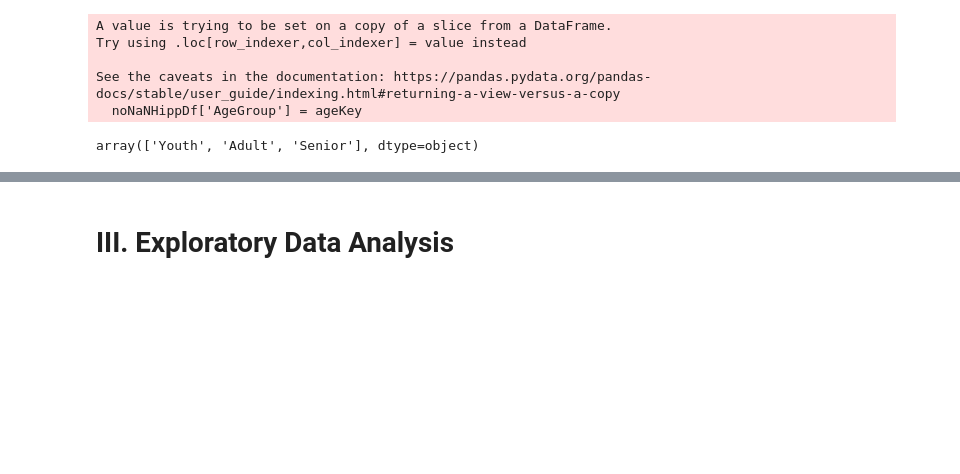
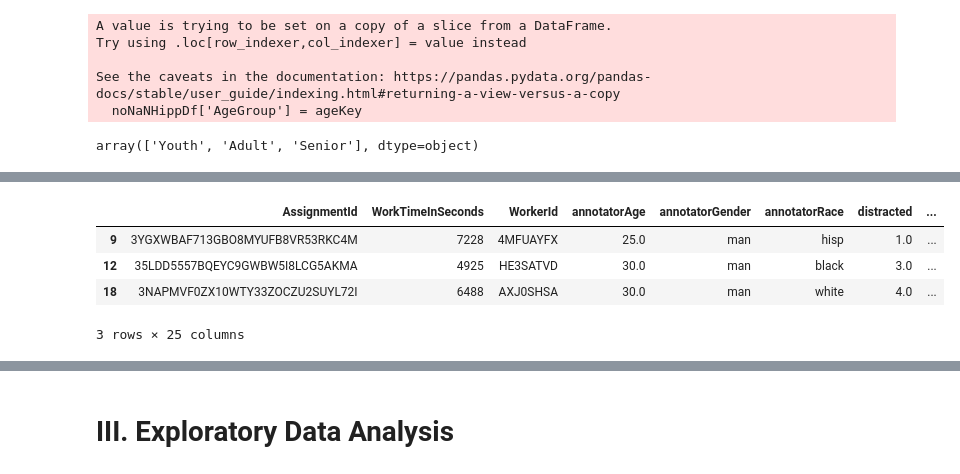
Before and after one commit to dbyers15/EmotionAndMemory, a Jupyter notebook: WorkingNotebook.ipynb, the cells around one changed output, grey strips where cells are left out. Drawn from its saved outputs; the diff is of its cells as text; code cells hidden in the pictures; blank space fills up the shorter version.

```diff
--- a/WorkingNotebook.ipynb
+++ b/WorkingNotebook.ipynb
@@ -320,0 +380,11 @@ Dropped all null values in case it could affect our analysis
+# %%
+didItWork['retold stories'] = secondKeyStory
+didItWork['time since recalled'] = deltaOfTime
+# %%
+didItWork
+# %% [output]
+|  | AssignmentId | WorkTimeInSeconds | WorkerId | annotatorAge | annotatorGender | annotatorRace | distracted | ... |
+| 9 | 3YGXWBAF713GBO8MYUFB8VR53RKC4M | 7228 | 4MFUAYFX | 25.0 | man | hisp | 1.0 | ... |
+| 12 | 35LDD5557BQEYC9GWBW5I8LCG5AKMA | 4925 | HE3SATVD | 30.0 | man | black | 3.0 | ... |
+| 18 | 3NAPMVF0ZX10WTY33ZOCZU2SUYL72I | 6488 | AXJ0SHSA | 30.0 | man | white | 4.0 | ... |
+3 rows × 25 columns
```
Also changed, not shown: parts of 22 cells of this notebook.
